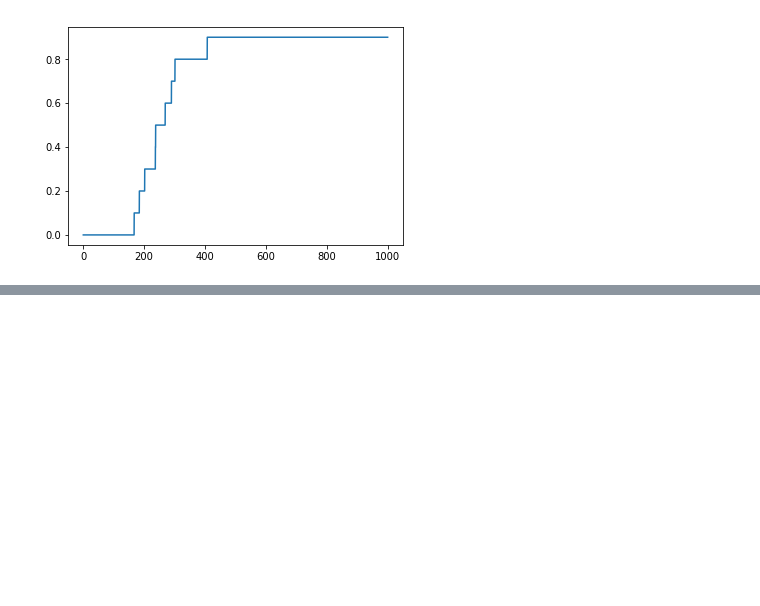
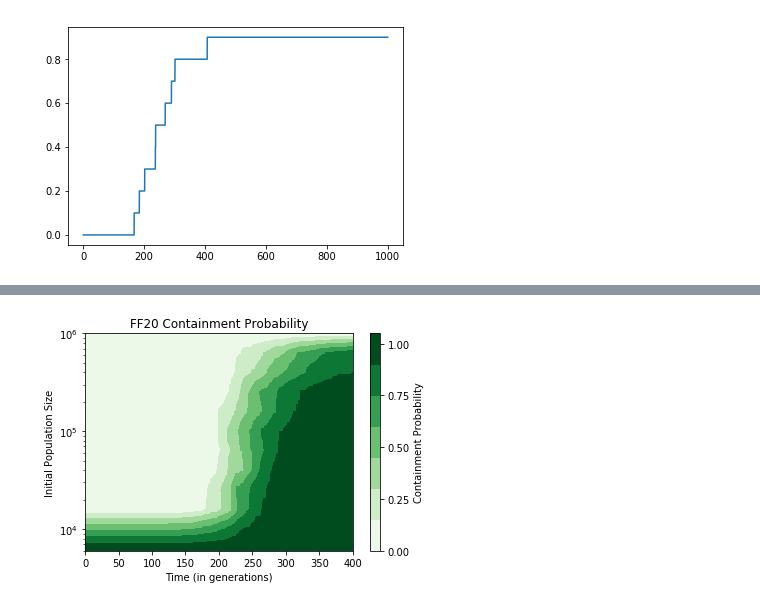
Before and after one commit to EndyLab/codon-tables, a Jupyter notebook: notebooks/sandbox.ipynb, the cells around one changed output, grey strips where cells are left out. Saved outputs shown, nothing was run; the diff lists cells and outputs as text; code cells hidden in the pictures; blank space fills up the shorter version.

```diff
--- a/notebooks/sandbox.ipynb
+++ b/notebooks/sandbox.ipynb
@@ -124,7 +124,7 @@ plt.show()
 # lets make one contour line
 t = df.loc[df['sim'] == 0]['time']
 contain_probability = np.zeros(len(t))
-num_sims = len(set(df['sim']))
+num_sims = len(df.loc[df])
 for ind in tqdm(range(len(contain_probability)), desc='Processing sims: '):
     lildf = df.loc[ind]
     contain_probability[ind] = sum(lildf['popfrac'] == 0) / num_sims
@@ -141,0 +138,4 @@ num_sims
+# %%
+# lets contour
+with open('/home/jonathan/Lab/ATD/codon-tables/data/contour_test/N=1e6_b=1_l=2/SC_vs_FF20_contour_3/output/2018-04-05_SC_vs_FF20_contour_3_concatenated.pickle', 'rb') as handle:
+    df = pickle.load(handle)
@@ -141,0 +173,11 @@ num_sims
+# %%
+# generate probabilities
+num_sims = len(df.loc[df['N_0'] == 1e4].loc[69])
+t = df.loc[df['sim'] == 0]['time']
+N_0 = list(set(df['N_0']))
+N_0.sort()
+contain_probability = np.zeros((len(N_0), len(t)))
+for i, n_0 in enumerate(tqdm(N_0, desc='Processing Initial Conditions: ', leave=False)):
+    for j in tqdm(range(len(t)), desc='Processing sims: '):
+        lildf = df.loc[df['N_0'] == n_0].loc[j]
+        contain_probability[i, j] = sum(lildf['popfrac'] == 0) / num_sims
@@ -141,0 +222,21 @@ num_sims
+# %%
+X, Y = np.meshgrid(t, N_0)
+CS = plt.contourf(X, Y, contain_probability, cmap=plt.cm.Greens, vmin=0, vmax=1)
+#plt.clabel(CS, inline=1, fontsize=10)
+ax = plt.gca()
+plt.xlim([0,400])
+plt.ylim([6e3, 1e6])
+# ax.set_xscale("log")
+ax.set_yscale("log")
+
+cbar = plt.colorbar(CS, ticks=[0, 0.25, 0.5, 0.75, 1])
+cbar.ax.set_ylabel('Containment Probability')
+plt.clim(0,1)
+# Add the contour line levels to the colorbar
+plt.title('FF20 Containment Probability')
+plt.xlabel('Time (in generations)')
+plt.ylabel('Initial Population Size')
+plt.savefig('contour_log_inset.svg')
+plt.show()
+# %% [output]
+[figure, added]
```
Also changed, not shown: parts of 4 cells of this notebook, 1 other file.
